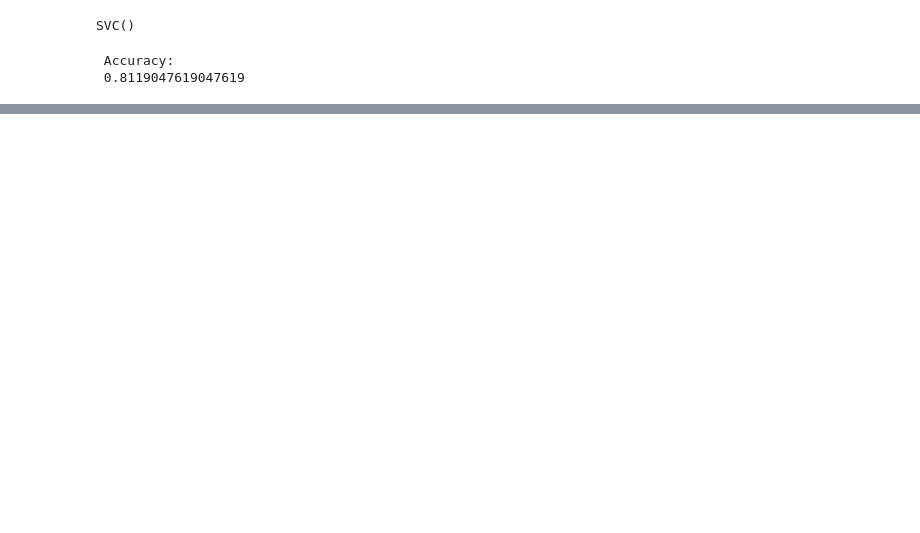
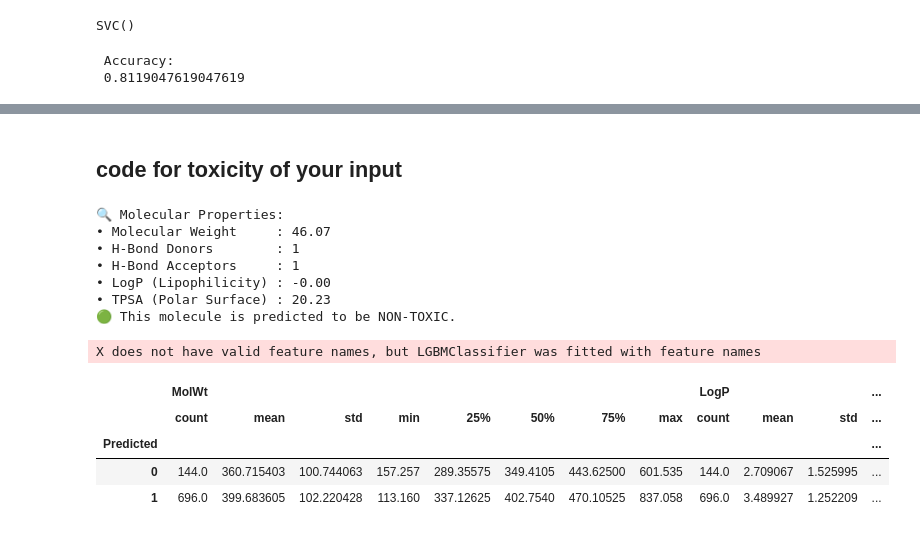
Before and after one commit to shubzz-dev/smiles-basic, a Jupyter notebook: toxicity prediction.ipynb, the cells around one changed output, grey strips where cells are left out. Cells and saved outputs as stored; diff of their text form; code cells hidden in the pictures; blank space fills up the shorter version.

Commit message:
Initial commit - streamlit toxicity dashboard

```diff
--- a/toxicity prediction.ipynb
+++ b/toxicity prediction.ipynb
@@ -170,0 +177,5 @@ print(" Accuracy:\n", accuracy_score(y_test, y_pred))
+# %%
+!pip install xgboost
+from xgboost import XGBClassifier
+model = XGBClassifier(use_label_encoder=False, eval_metric='logloss')
+model.fit(X_train, y_train)
@@ -170,0 +209,5 @@ print(" Accuracy:\n", accuracy_score(y_test, y_pred))
+# %%
+!pip install lightgbm
+from lightgbm import LGBMClassifier
+model = LGBMClassifier()
+model.fit(X_train, y_train)
@@ -170,0 +238,65 @@ print(" Accuracy:\n", accuracy_score(y_test, y_pred))
+# %% [markdown]
+## code for toxicity of your input
+# %%
+from rdkit import Chem
+from rdkit.Chem import Descriptors
+
+# Your featurization function (make sure it's same as used in training)
+def featurize(mol):
+    if mol is not None:
+        return [
+            Descriptors.MolWt(mol),
+            Descriptors.NumHDonors(mol),
+            Descriptors.NumHAcceptors(mol),
+            Descriptors.MolLogP(mol),
+            Descriptors.TPSA(mol)
+        ]
+    else:
+        return None
+
+# Input one SMILES from user
+smiles = input("Enter a SMILES string to check toxicity: ")
+
+# Convert to molecule and featurize
+mol = Chem.MolFromSmiles(smiles)
+features = featurize(mol)
+molwt = Descriptors.MolWt(mol)
+h_donors = Descriptors.NumHDonors(mol)
+h_acceptors = Descriptors.NumHAcceptors(mol)
+logp = Descriptors.MolLogP(mol)
+tpsa = Descriptors.TPSA(mol)
+
+print("\n🔍 Molecular Properties:")
+print(f"• Molecular Weight     : {molwt:.2f}")
+print(f"• H-Bond Donors        : {h_donors}")
+print(f"• H-Bond Acceptors     : {h_acceptors}")
+print(f"• LogP (Lipophilicity) : {logp:.2f}")
+print(f"• TPSA (Polar Surface) : {tpsa:.2f}")
+
+
+# Predict toxicity
+if features:
+    y_pred_single = model.predict([features])[0]
+    if y_pred_single == 1:
+        print("🔴 This molecule is predicted to be TOXIC.")
+
+    else:
+        print("🟢 This molecule is predicted to be NON-TOXIC.")
+else:
+    print("❌ Invalid SMILES string. Please try again.")
+
+X_test_df.groupby("Predicted")[["MolWt", "LogP", "HDonors", "HAcceptors", "TPSA"]].describe()
+# %% [output]
+🔍 Molecular Properties:
+• Molecular Weight     : 46.07
+• H-Bond Donors        : 1
+• H-Bond Acceptors     : 1
+• LogP (Lipophilicity) : -0.00
+• TPSA (Polar Surface) : 20.23
+🟢 This molecule is predicted to be NON-TOXIC.
+X does not have valid feature names, but LGBMClassifier was fitted with feature names
+|  | MolWt |  |  |  |  |  |  |  | LogP |  |  | ... |
+|  | count | mean | std | min | 25% | 50% | 75% | max | count | mean | std | ... |
+| Predicted |  |  |  |  |  |  |  |  |  |  |  | ... |
+| 0 | 144.0 | 360.715403 | 100.744063 | 157.257 | 289.35575 | 349.4105 | 443.62500 | 601.535 | 144.0 | 2.709067 | 1.525995 | ... |
+| 1 | 696.0 | 399.683605 | 102.220428 | 113.160 | 337.12625 | 402.7540 | 470.10525 | 837.058 | 696.0 | 3.489927 | 1.252209 | ... |
```
Also changed, not shown: parts of 12 cells of this notebook, 1 other file.
